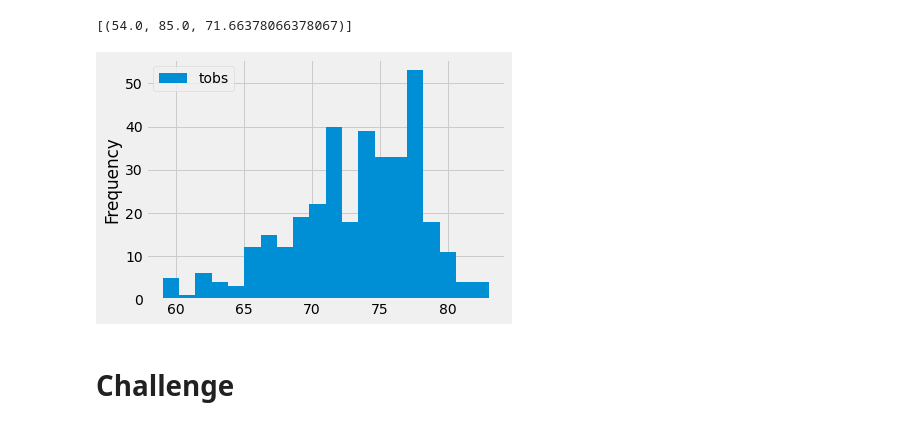
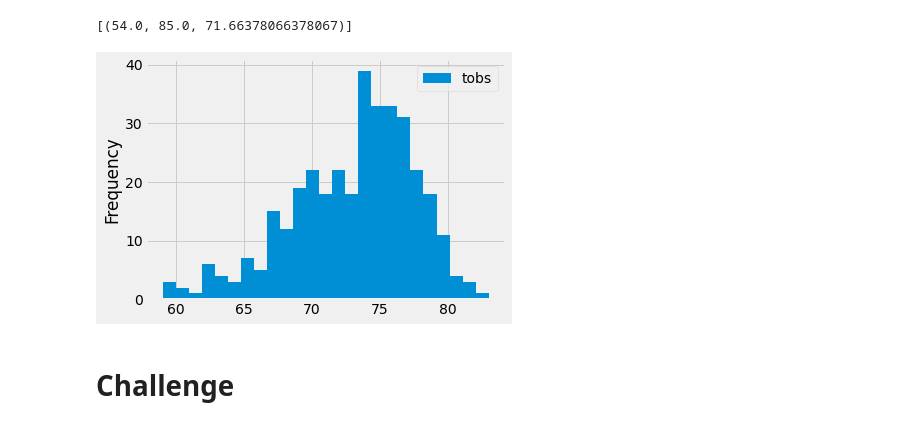
Before and after one commit to tylerc108/surfs_up, a Jupyter notebook: climate_analysis.ipynb, the cells around one changed output. Cells and saved outputs as stored; diff of their text form; code cells hidden in the pictures.

```diff
--- a/climate_analysis.ipynb
+++ b/climate_analysis.ipynb
@@ -119,15 +119,15 @@ filter(Measurement.station == 'USC00519281').all()
 # %%
 # 9.3.4
 # Choose the station with the highest number of temperature observations.
 # Query the last 12 months of temperature observation data for this station and plot the results as a histogram
 results = session.query(Measurement.tobs).\
 filter(Measurement.station == 'USC00519281').\
 filter(Measurement.date >= prev_year).all()
 df = pd.DataFrame(results, columns=['tobs'])
-df.plot.hist(bins=20)
+df.plot.hist(bins=25)
 plt.tight_layout()
 # %% [output]
-[figure, old version]
+[figure, new version]
 # %%
 # Write a function called `calc_temps` that will accept start date and end date in the format '%Y-%m-%d'
 # and return the minimum, average, and maximum temperatures for that range of dates
```
Also changed, not shown: 1 other file.
